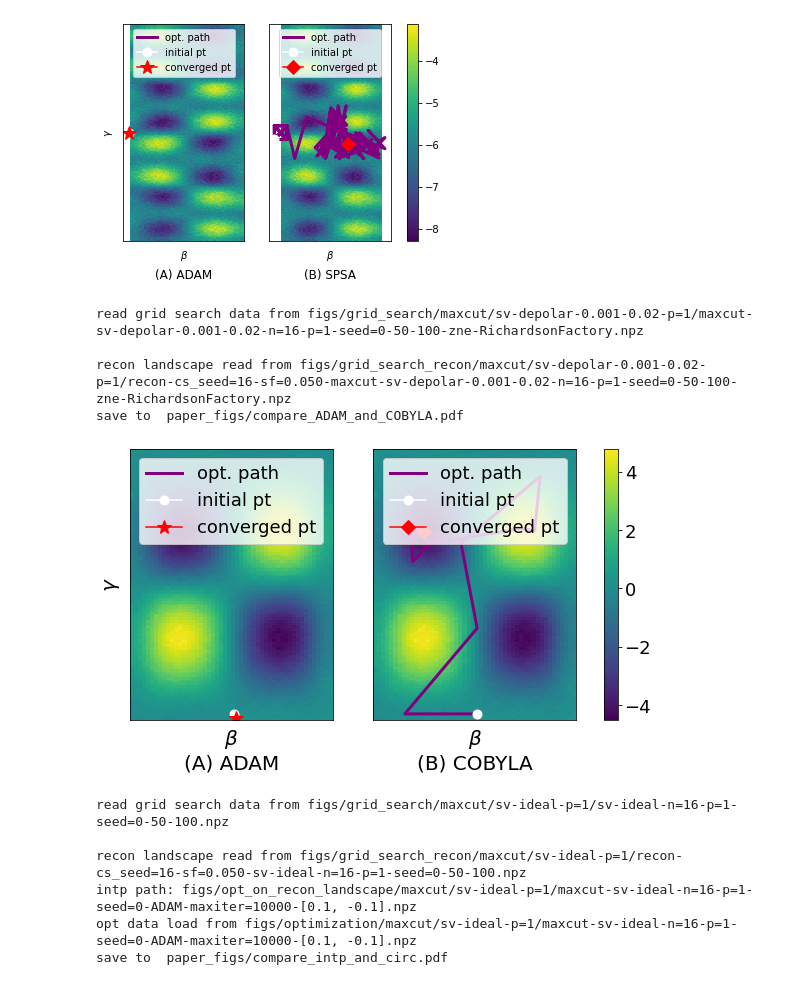
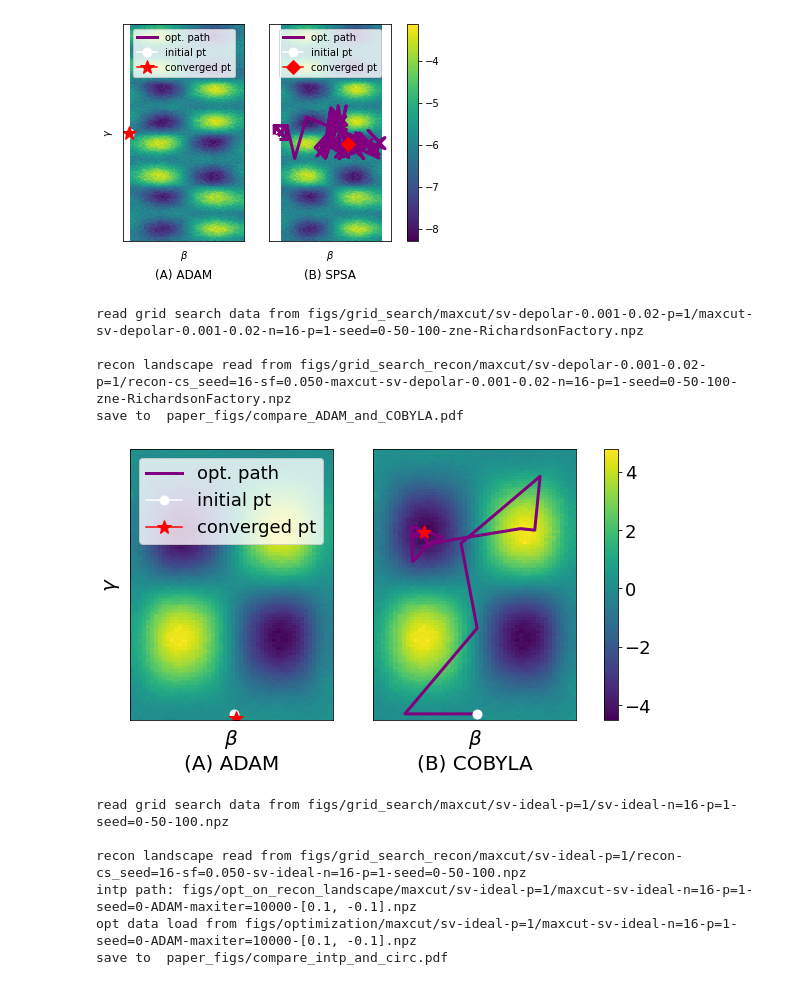
Before and after one commit to kunliu7/oscar, a Jupyter notebook: vis_figs_bp.ipynb, the cells around one changed output. Drawn from its saved outputs; the diff is of its cells as text; code cells hidden in the pictures.

Commit message:
feat: update figures in paper

```diff
--- a/vis_figs_bp.ipynb
+++ b/vis_figs_bp.ipynb
@@ -85,7 +85,7 @@ def _vis_landscapes(
             axs[idx].plot(xs[-1], ys[-1], marker=marker,
                     color='red', markersize=markersize, label="converged pt")
 
-            axs[idx].legend(loc='upper center')
+            # axs[idx].legend(loc='upper center')
 
     fig.colorbar(im, ax=[axs[i] for i in range(len(landscapes))], pad=0.05)
     # plt.legend()
@@ -357,36 +358,38 @@ def vis_choose_optimizer(n, p, noise, seed, miti_method):
             'ytick.labelsize': 18}
     plt.rcParams.update(params)
 
     fig, axs = plt.subplots(nrows=1, ncols=2)
     save_path = "paper_figs/compare_ADAM_and_COBYLA.pdf"
     labels=["(A) ADAM", "(B) COBYLA"]
     _vis_landscapes(
         fig,
         axs,
         landscapes=[recon, recon],
         labels=labels,
         full_range=plot_range,
         true_optima=None,
-        title="Choose optimizers on reconstructed mitigated landscape",
+        title="Choose optimize on reconstructed mitigated landscape",
         save_path=save_path,
         params_paths=[adam_data['intp_path'], cobyla_data['intp_path']],
-        converged_soln_markers=["*", "D"]
+        converged_soln_markers=["*", "*"]
     )
 
     for idx in [0,1]:
+        # axs[idx].legend(loc='lower center')
         axs[idx].set_title(labels[idx], y=-0.2)
+    axs[0].legend(loc='upper center')
     print("save to ", save_path)
     fig.savefig(save_path, bbox_inches='tight', dpi=1000)
     plt.show()
     plt.close('all')
 
 vis_choose_optimizer(16, 1, "depolar-0.001-0.02", 0, "zne-RichardsonFactory")
 # %% [output]
 read grid search data from figs/grid_search/maxcut/sv-depolar-0.001-0.02-p=1/maxcut-sv-depolar-0.001-0.02-n=16-p=1-seed=0-50-100-zne-RichardsonFactory.npz
 
 recon landscape read from figs/grid_search_recon/maxcut/sv-depolar-0.001-0.02-p=1/recon-cs_seed=16-sf=0.050-maxcut-sv-depolar-0.001-0.02-n=16-p=1-seed=0-50-100-zne-RichardsonFactory.npz
 save to  paper_figs/compare_ADAM_and_COBYLA.pdf
-[figure, old version]
+[figure, new version]
 # %%
 def vis_comp_intp_n16(n: int, p: int, seed: int, noise: str, optimizer: str, maxiter: int, miti_method: str):
     problem = 'maxcut'
```
Also changed, not shown: parts of 3 cells of this notebook, 2 other files.
